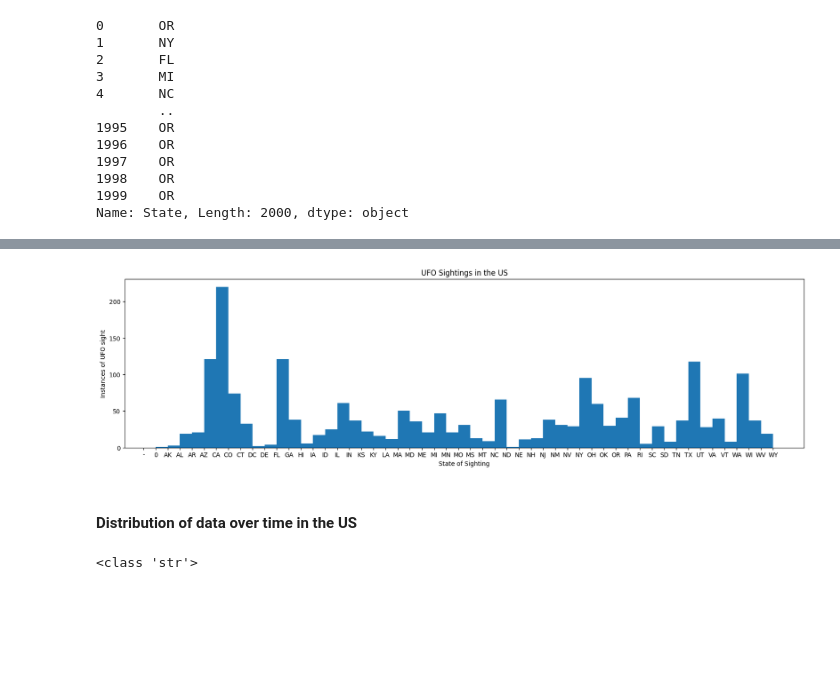
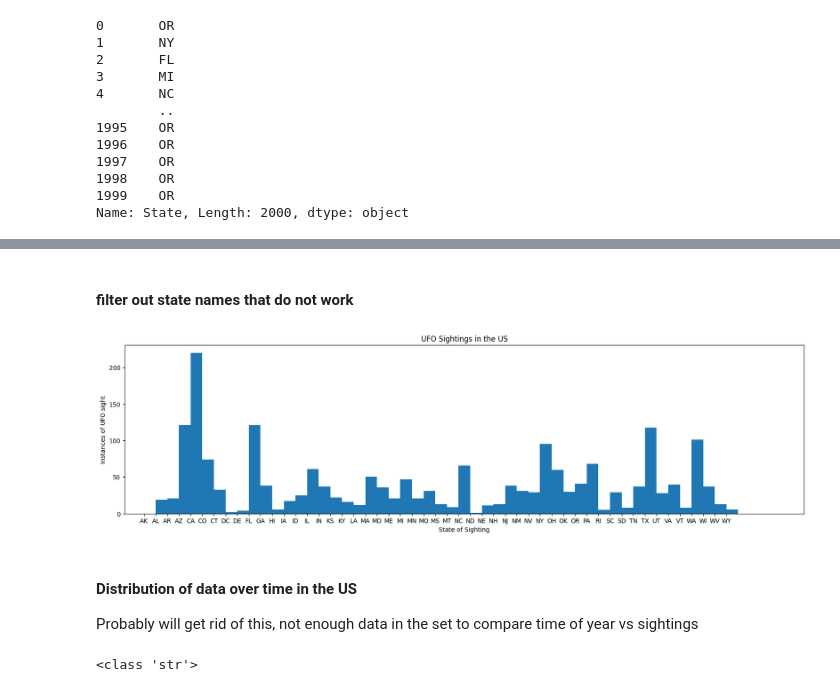
Before and after one commit to codycosta/ENGR201, a Jupyter notebook: weeks-9-10-final-project/project.ipynb, the cells around one changed output, grey strips where cells are left out. Drawn from its saved outputs; the diff is of its cells as text; code cells hidden in the pictures; blank space fills up the shorter version.

```diff
--- a/weeks-9-10-final-project/project.ipynb
+++ b/weeks-9-10-final-project/project.ipynb
@@ -53,15 +51,30 @@ len(state_set)
+# %% [markdown]
+#### filter out state names that do not work
+# %%
+filter1 = data['State'] != '0'
+filter2 = data['State'] != '-'
+
+fil = filter1 * filter2
+len(set(data[fil]['State']))
+
+data = data[fil]
+
+HEIGHT = data.shape[0]
+WIDTH  = data.shape[1]
 # %%
-bins = range(1, len(state_set) + 1)
+states = data['State']
+bins = range(1, len(state_set) + 2)
 
 plt.figure(figsize=[20, 5])
 plt.hist(states.sort_values(), bins=bins)
 plt.xlabel('State of Sighting')
 plt.ylabel('Instances of UFO sight')
 plt.title('UFO Sightings in the US')
 plt.show()
 # %% [output]
-[figure, old version]
+[figure, new version]
 # %% [markdown]
 #### Distribution of data over time in the US
+Probably will get rid of this, not enough data in the set to compare time of year vs sightings
 # %%
 dates_occurred = data['Occurred']
```
Also changed, not shown: parts of 8 cells of this notebook.
